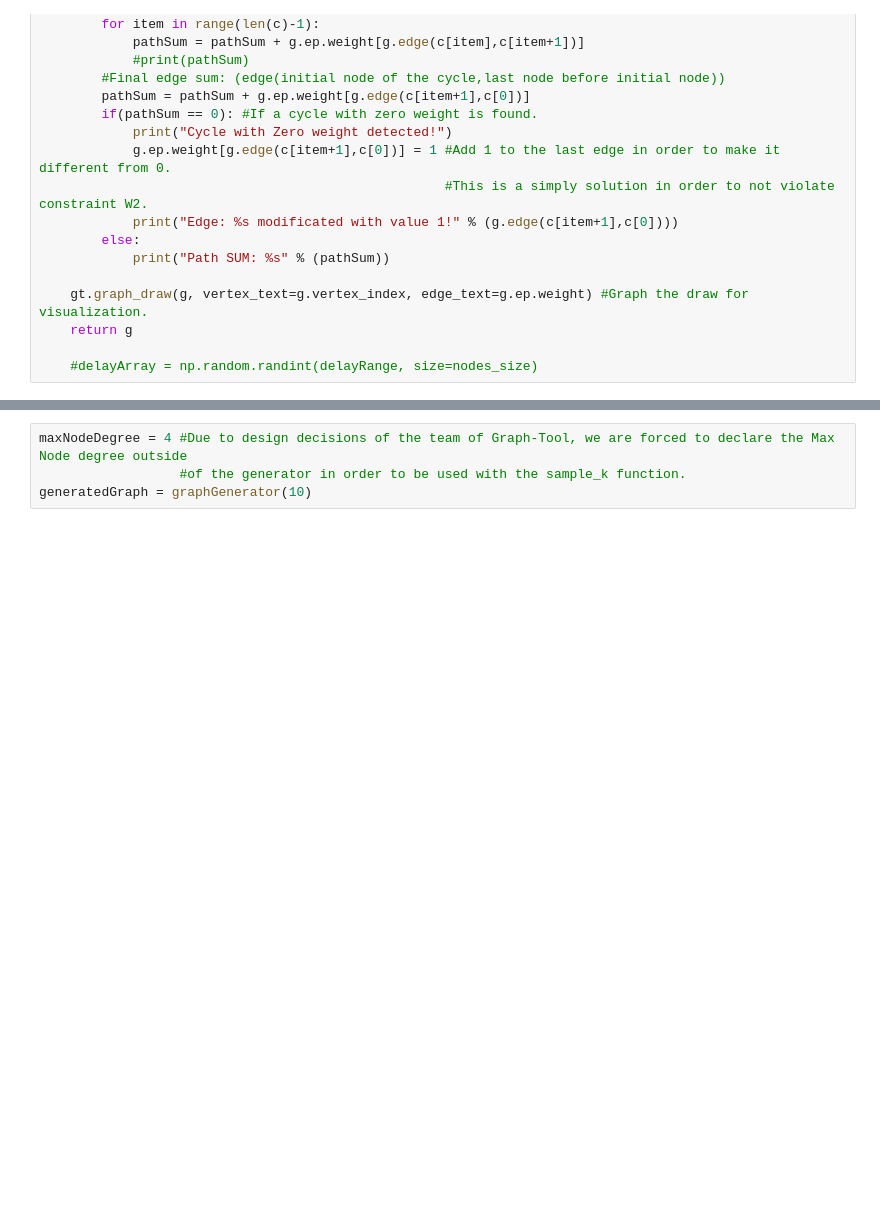
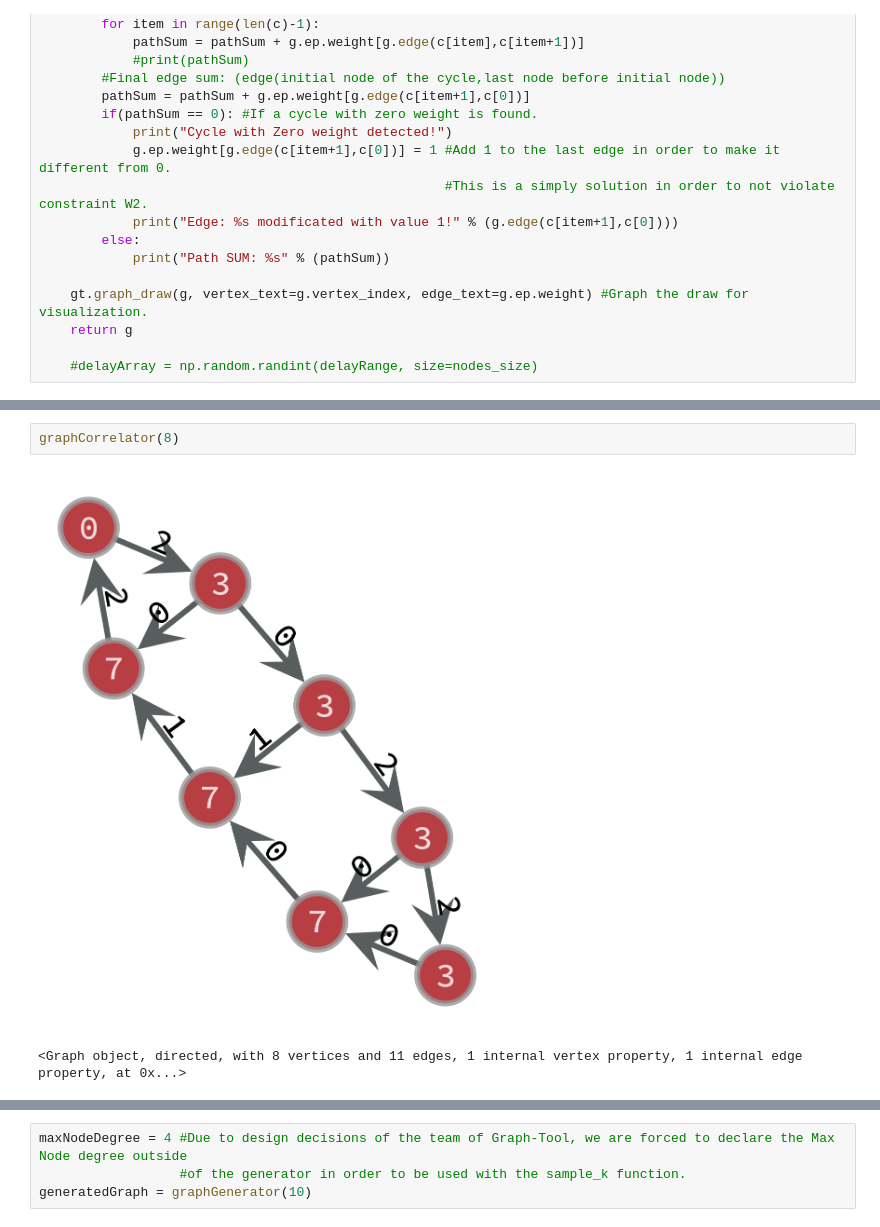
Before and after one commit to spolo96/aapp-retiming_project, a Jupyter notebook: GraphGenerator.ipynb, the cells around one changed output, grey strips where cells are left out. Saved outputs shown, nothing was run; the diff lists cells and outputs as text; blank space fills up the shorter version.

Commit message:
Correlator Generator Complete

```diff
--- a/GraphGenerator.ipynb
+++ b/GraphGenerator.ipynb
@@ -84,0 +194,5 @@ def graphGenerator(nodes_size, delayRange=None, simpleDelayArray=True, simpleWei
+# %%
+graphCorrelator(8)
+# %% [output]
+[figure, added]
+<Graph object, directed, with 8 vertices and 11 edges, 1 internal vertex property, 1 internal edge property, at 0x...>
```
Also changed, not shown: parts of 16 cells of this notebook.
